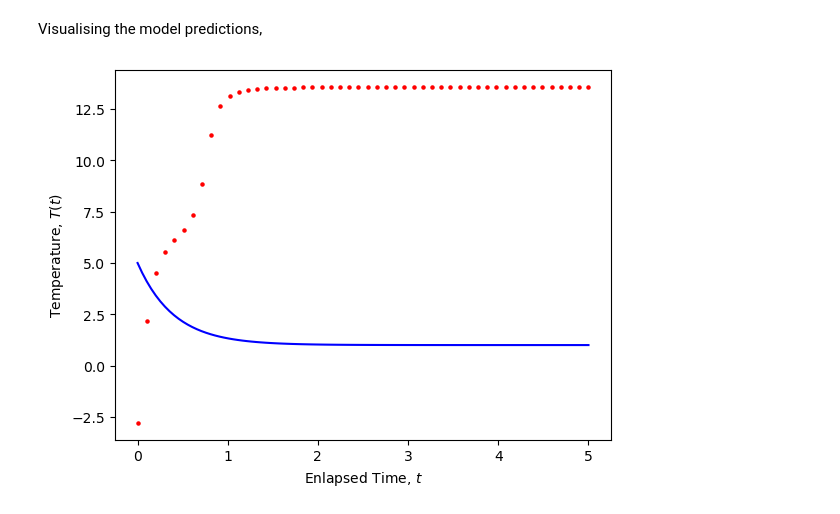
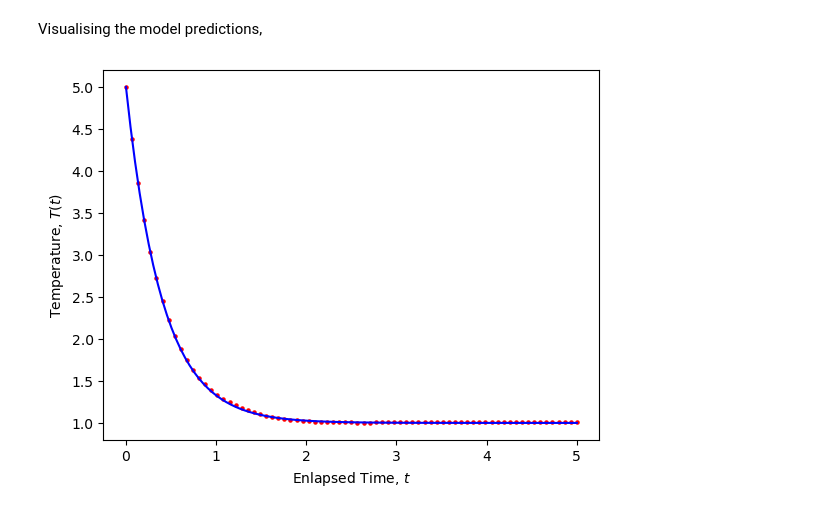
Before and after one commit to prithvi-ramrucha/simple-pinn, a Jupyter notebook: pinn_model.ipynb, the cells around one changed output. Saved outputs shown, nothing was run; the diff lists cells and outputs as text; code cells hidden in the pictures.

```diff
--- a/pinn_model.ipynb
+++ b/pinn_model.ipynb
@@ -214,43 +160,33 @@ def grad(outputs, inputs):
         create_graph=True
     )[0]
 
-def compute_physics_loss(t, preds, alpha, T_0):
-    """The loss associated with the physics."""
-
-    # Computing derivative,
-    dTdt = grad(preds, t)
-
-    # Computing residual,
-    residual = dTdt - alpha*(T_0 - preds)
-
-    return torch.mean(residual**2)
-
 class CustomLoss(torch.nn.Module):
     """Implements the entire physics informed loss function."""
-    def __init__(self, lambda_const, alpha=2.5, T_0=5):
+    def __init__(self, lambda_const, alpha=2.5, T_s=1):
         super(CustomLoss, self).__init__()
         self.lambda_const = lambda_const
         self.alpha = alpha
-        self.T_0 = T_0
+        self.T_s = T_s
 
-    def forward(self, t, preds, targets):
+    def forward(self, X_coll, y, y_pred, y_coll):
         """Forward propagation of the loss function."""
 
         # Data-driven loss,
-        mse_loss = torch.mean((preds - targets) ** 2)
+        mse_loss = torch.mean((y_pred - y) ** 2)
 
         # Computing physics loss,
-        dTdt = grad(preds, t)
-        residual = dTdt - self.alpha*(self.T_0 - preds)
+        dTdt = grad(y_coll, X_coll)
+        residual = dTdt + self.alpha*(y_coll - self.T_s)
         physics_loss = torch.mean(residual**2)
-
         return mse_loss + self.lambda_const*physics_loss
 # %% [markdown]
 ### 5. Model Training (PHASE 1)
 # %%
 # Hyperparameters,
-max_epochs = 500
+n_coll = 16
+max_epochs = 1500
 lr = 1e-3
+lambda_param = 1e-2
 
 # Enabling CUDA (if possible),
 device = torch.device("cuda:0" if torch.cuda.is_available() else "cpu")
@@ -261,13 +197,11 @@ print(f"Training on: {device}")
 optimiser = Adam(model.parameters(), lr=lr)
 
 # Specifying the loss function,
-loss_fn = CustomLoss(lambda_const=0.05)
+loss_fn = CustomLoss(lambda_const=lambda_param)
 
 """TRAINING LOOP"""
 train_losses = []
 val_losses = []
-best_val_loss = float('inf')
-epochs_no_improve = 0
 for epoch in range(1, max_epochs+1):
 
     """================= TRAIN ================="""
@@ -278,9 +212,14 @@ for epoch in range(1, max_epochs+1):
     for (X, y) in train_loader:
         optimiser.zero_grad() # Clear gradients,
         X, y = X.to(device), y.to(device) # Moving tensors to training device.
-        X.requires_grad_(True) # <-- Computational tree.
-        y_pred = model(X) # Forward pass.
-        loss = loss_fn(X, y_pred, y) # Computing loss.
+        y_pred = model(X) # Forward pass (data points).
+
+        """================= COLOCATION POINTS ================="""
+        X_coll = 5*torch.rand(n_coll ,1).to(device)
+        X_coll = X_coll.unsqueeze(1).to(device).requires_grad_(True)
+        y_coll = model(X_coll)
+
+        loss = loss_fn(X_coll, y, y_pred, y_coll) # Computing loss.
         loss.backward() # Backward pass.
         optimiser.step() # Parameter update.
 
@@ -361,25 +301,24 @@ Visualising the model predictions,
 # %%
 def solution(t, alpha, T_0, T_s):
     return T_s + (T_0 - T_s)*np.exp(-alpha*t)
 
 # Parameters
 alpha = 2.5
 T_0 = 5
 T_s = 1
 
 # Computing analytical solution,
 t = np.linspace(start=0, stop=5, num=100)
 sol = solution(t, alpha, T_0, T_s)
 
 # Computing model predictions,
 X_test, y_preds, y_truth = predict(model, dataloader=test_loader, device=device)
-X_test, y_preds = scaler.inverse_transform(X_test, y_preds)
 
 # Plotting,
 plt.plot(t, sol, color="blue")
 plt.xlabel("Enlapsed Time, $t$")
 plt.ylabel("Temperature, $T(t)$")
 plt.scatter(X_test, y_preds, s=5, color="red")
 plt.show()
 # %% [output]
-[figure, old version]
+[figure, new version]
```
Also changed, not shown: parts of 9 cells of this notebook, 3 other files.
